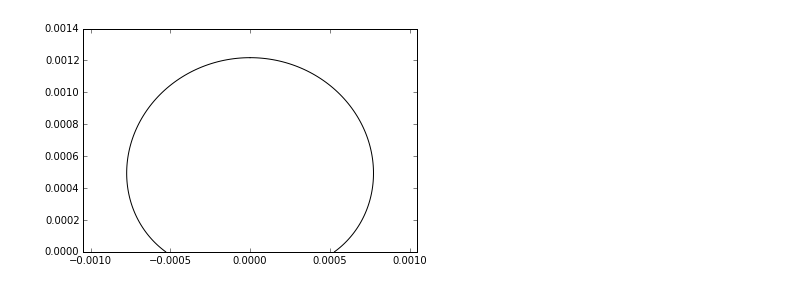
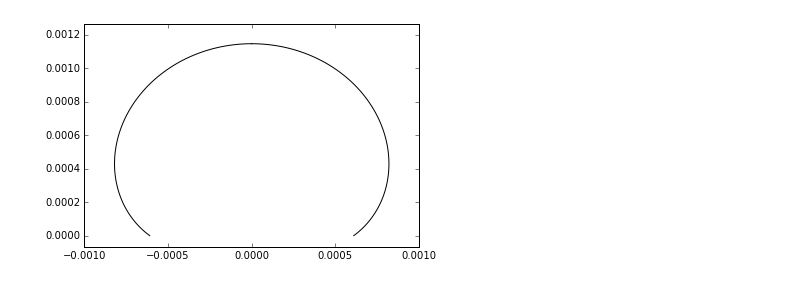
Before and after one commit to cdohl/ph3501, a Jupyter notebook: notebooks/12a_Sessile Droplet Code.ipynb, the cells around one changed output. Saved outputs shown, nothing was run; the diff lists cells and outputs as text; code cells hidden in the pictures.

```diff
--- a/notebooks/12a_Sessile Droplet Code.ipynb
+++ b/notebooks/12a_Sessile Droplet Code.ipynb
@@ -9,7 +9,7 @@ from math import * #mathematical functions
 
 rho=3e3    #density difference droplet and surrounding liquid
 gamma=0.07  #surface tension coefficient
-g=10.      #gravitational acceleration
+g=20.      #gravitational acceleration
 l=sqrt(gamma/g/rho) #capillary number
 
 AD=pi*(1e-3)**2/2. #area of the droplet
@@ -22,31 +22,31 @@ r=sqrt(AD/(alpha-0.5*sin(2*alpha))) #radius of a cut circle with contact angle a
 initialB=B=1/r #and set as initial B as an approximation of Eq. (3)
 
 #Initial value for X and Y
 yinit=np.array([0,0])
 
 #ODE to integrate the droplet surface in X and Y direction as a function of psi
 def droplet_ode(y,psi):
     Q=y[0]/(l**2)-B
     dxdpsi=sin(psi)/Q
     dydpsi=-cos(psi)/Q
     return np.array([dxdpsi,dydpsi])
 
 #return value is the error between given and the calculated area
 def findB(b):
     global B #Python assumes without global derective that B would be a local variable
     B=b[0] #b is an array of size 1, but B a float
     yy=odeint(droplet_ode,yinit,psis) #solve the ODE with initial values and for the psis
     droparea=2*np.trapz(np.fabs(yy[:,1]),x=np.fabs(yy[:,0]))
     return fabs(AD-droparea)
 
 newB = fmin(func=findB, x0=initialB,disp=0)
 B=newB[0]
 #Calculate final shape with correct B
 yy=odeint(droplet_ode,yinit,psis)
 #Plotting
 x=yy[:,0]
 y=yy[:,1]
 plt.plot(y,x-x[-1],'k',-y,x-x[-1],'k');
 plt.axis('equal');
 # %% [output]
-[figure, old version]
+[figure, new version]
```
Also changed, not shown: 5 other files.
